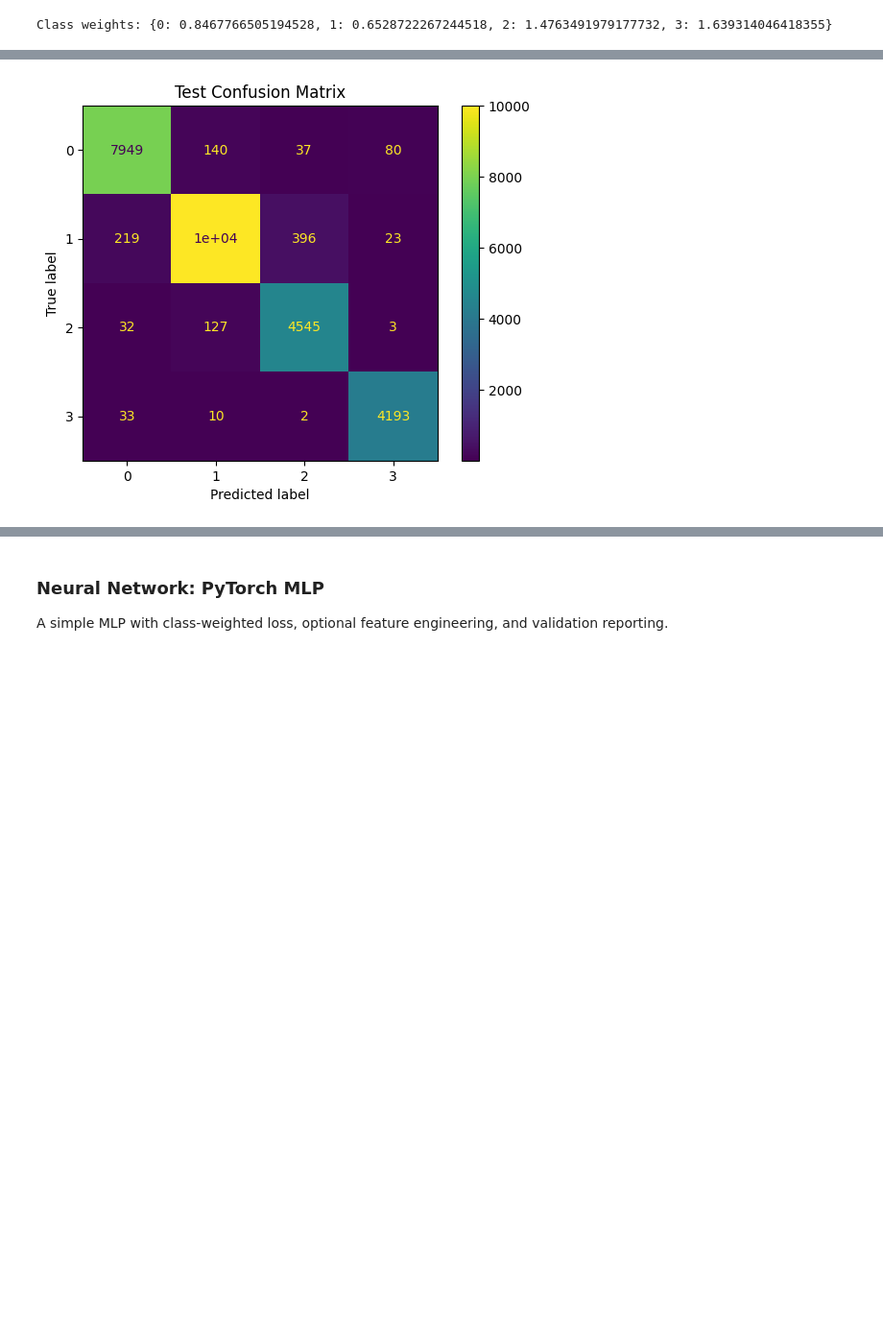
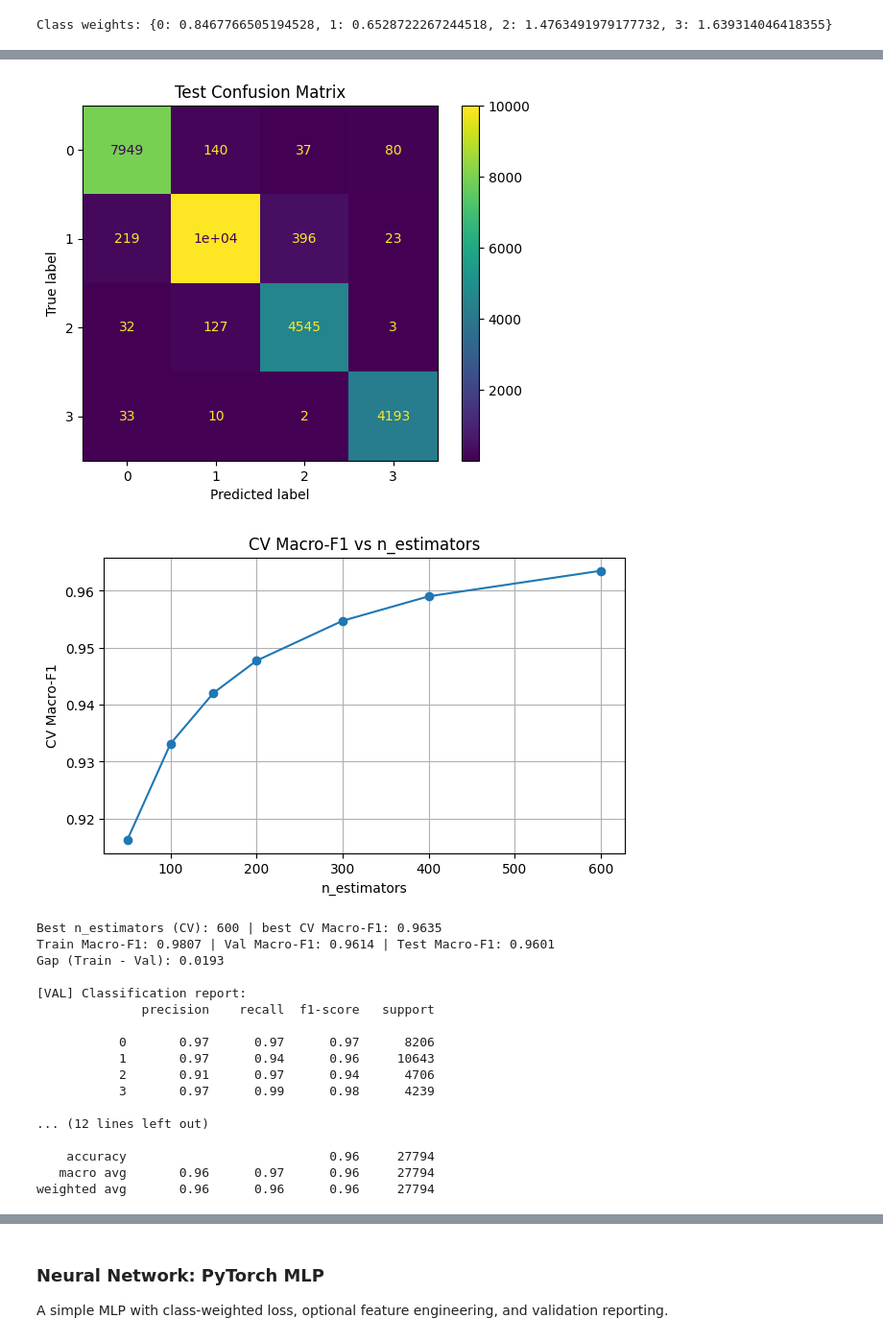
Before and after one commit to HuyDoan-2112/spotify-mood-mlops, a Jupyter notebook: notebooks/EDA.ipynb, the cells around one changed output, grey strips where cells are left out. Shown at 96% size. Drawn from its saved outputs; the diff is of its cells as text; code cells hidden in the pictures; blank space fills up the shorter version.

```diff
--- a/notebooks/EDA.ipynb
+++ b/notebooks/EDA.ipynb
@@ -689,9 +859,11 @@ weighted avg       0.94      0.94      0.94     27794
 # %%
 from xgboost import XGBClassifier
+import numpy as np
+import pandas as pd
 
 num_class = len(np.unique(y_train))
 
-def xgb_pipe_factory(n):
+def xgb_pipe_factory_fe(n):
     return Pipeline([
         ("feat_eng", feat_eng),
         ("model", XGBClassifier(
@@ -710,36 +882,86 @@ def xgb_pipe_factory(n):
         ))
     ])
 
+def xgb_pipe_factory_original(n):
+    return Pipeline([
+        ("feat_eng", "passthrough"),
+        ("model", XGBClassifier(
+            n_estimators=n,
+            learning_rate=0.05,
+            max_depth=6,
+            subsample=0.9,
+            colsample_bytree=0.9,
+            reg_lambda=1.0,
+            objective="multi:softprob",
+            num_class=num_class,
+            eval_metric="mlogloss",
+            tree_method="hist",
+            random_state=SEED,
+            n_jobs=-1
+        ))
+    ])
+
 XGB_N_GRID = [50, 100, 150, 200, 300, 400, 600]
 
-xgb_out = fit_val_test_macro_f1(
-    xgb_pipe_factory,
+# ===== Train/Eval: FE =====
+xgb_out_fe = fit_val_test_macro_f1(
+    xgb_pipe_factory_fe,
     X_train, y_train, X_val, y_val, X_test, y_test,
     n_grid=XGB_N_GRID,
     cv_splits=5,
     train_sample_weight=train_sample_weight
 )
+log_result("XGBoost_FE",
+           xgb_out_fe["train_macro_f1"], xgb_out_fe["val_macro_f1"], xgb_out_fe["test_macro_f1"],
+           best_param=f"n={xgb_out_fe['best_n']}")
 
-log_result("XGBoost", xgb_out["train_macro_f1"], xgb_out["val_macro_f1"], xgb_out["test_macro_f1"],
-           best_param=f"n={xgb_out['best_n']}")
+# ===== Train/Eval: original =====
+xgb_out_original = fit_val_test_macro_f1(
+    xgb_pipe_factory_original,
+    X_train, y_train, X_val, y_val, X_test, y_test,
+    n_grid=XGB_N_GRID,
+    cv_splits=5,
+    train_sample_weight=train_sample_weight
+)
+log_result("XGBoost_original",
+           xgb_out_original["train_macro_f1"], xgb_out_original["val_macro_f1"], xgb_out_original["test_macro_f1"],
+           best_param=f"n={xgb_out_original['best_n']}")
 # %% [output]
 [figure]
 Best n_estimators (CV): 600 | best CV Macro-F1: 0.9635
 Train Macro-F1: 0.9811 | Val Macro-F1: 0.9613 | Test Macro-F1: 0.9610
 Gap (Train - Val): 0.0198
 
 [VAL] Classification report:
               precision    recall  f1-score   support
 
            0       0.97      0.97      0.97      8206
            1       0.97      0.94      0.96     10643
            2       0.91      0.97      0.94      4706
            3       0.97      0.99      0.98      4239
 
 ... (12 lines left out)
 
     accuracy                           0.96     27794
    macro avg       0.96      0.97      0.96     27794
 weighted avg       0.96      0.96      0.96     27794
 [figure]
 [figure]
+[figure, added]
+Best n_estimators (CV): 600 | best CV Macro-F1: 0.9635
+Train Macro-F1: 0.9807 | Val Macro-F1: 0.9614 | Test Macro-F1: 0.9601
+Gap (Train - Val): 0.0193
+
+[VAL] Classification report:
+              precision    recall  f1-score   support
+
+           0       0.97      0.97      0.97      8206
+           1       0.97      0.94      0.96     10643
+           2       0.91      0.97      0.94      4706
+           3       0.97      0.99      0.98      4239
+
+... (12 lines left out)
+
+    accuracy                           0.96     27794
+   macro avg       0.96      0.97      0.96     27794
+weighted avg       0.96      0.96      0.96     27794
```
Also changed, not shown: parts of 25 cells of this notebook.
